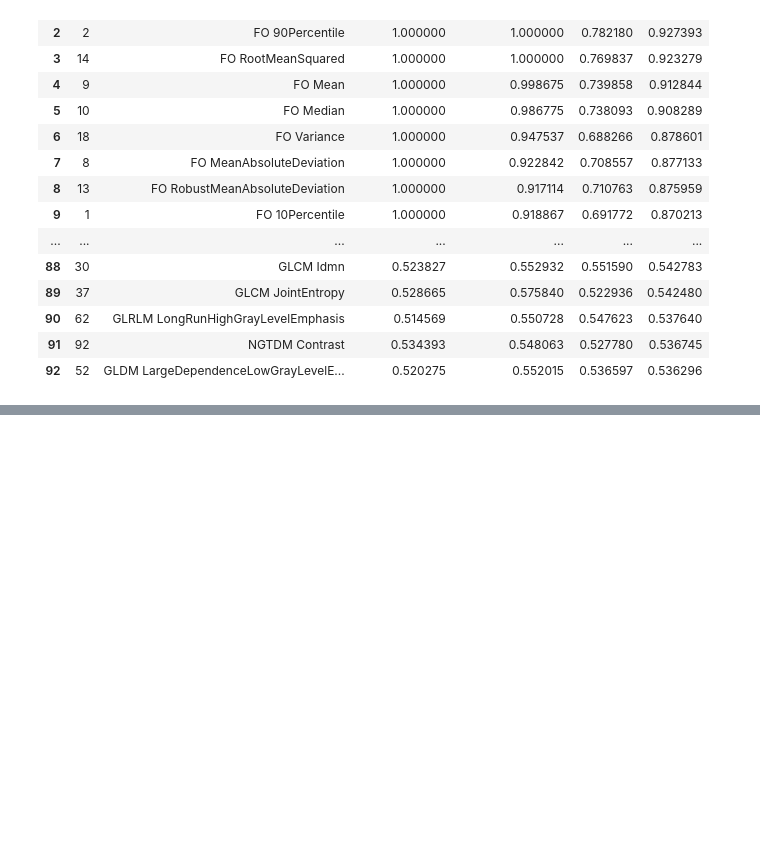
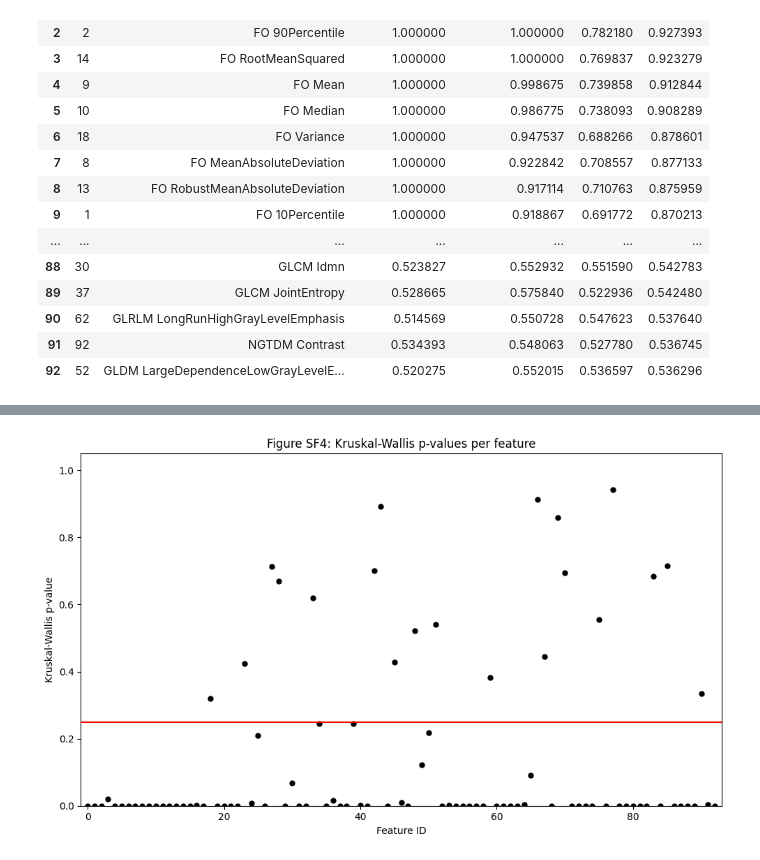
Before and after one commit to S-Nazem/radiomics-anova-shap-explainability, a Jupyter notebook: Dev_notebook_3.ipynb, the cells around one changed output, grey strips where cells are left out. Saved outputs shown, nothing was run; the diff lists cells and outputs as text; code cells hidden in the pictures; blank space fills up the shorter version.

```diff
--- a/Dev_notebook_3.ipynb
+++ b/Dev_notebook_3.ipynb
@@ -337,0 +399,19 @@ with pd.option_context('display.max_rows', None, 'display.max_columns', None):
+# %%
+import matplotlib.pyplot as plt
+
+# Reset index to access feature ID numerically
+kw_df_plot = kw_df.reset_index()
+
+# Plot
+plt.figure(figsize=(10, 6))
+plt.scatter(range(len(kw_df_plot)), kw_df_plot["p_value"], color="black", s=25)
+plt.axhline(y=0.25, color="red", linestyle="-", linewidth=1.5)
+plt.ylim(0, 1.05)
+plt.xlim(-1, len(kw_df_plot))
+plt.ylabel("Kruskal-Wallis p-value")
+plt.xlabel("Feature ID")
+plt.title("Figure SF4: Kruskal-Wallis p-values per feature")
+plt.tight_layout()
+plt.show()
+# %% [output]
+[figure, added]
```
Also changed, not shown: parts of 7 cells of this notebook, 3 other files.
